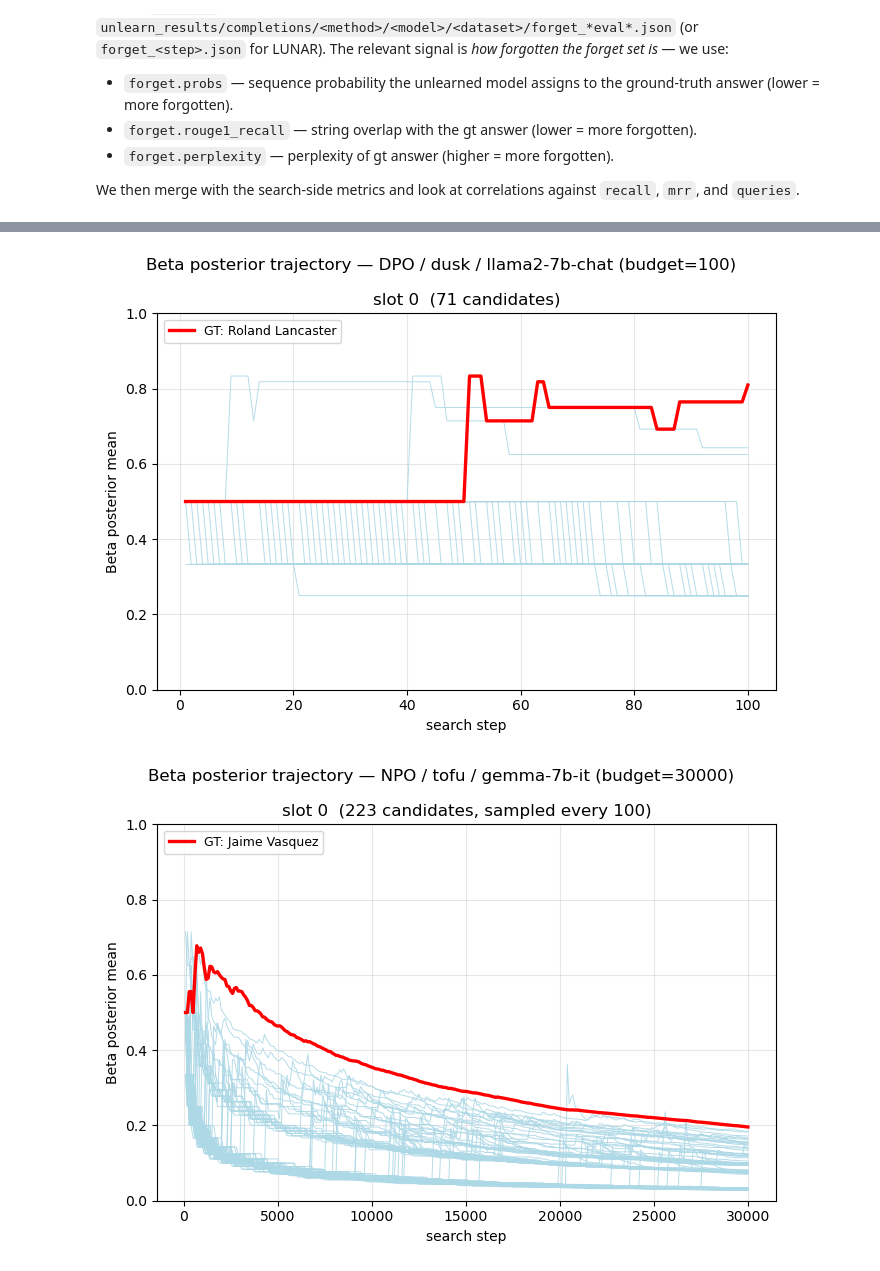
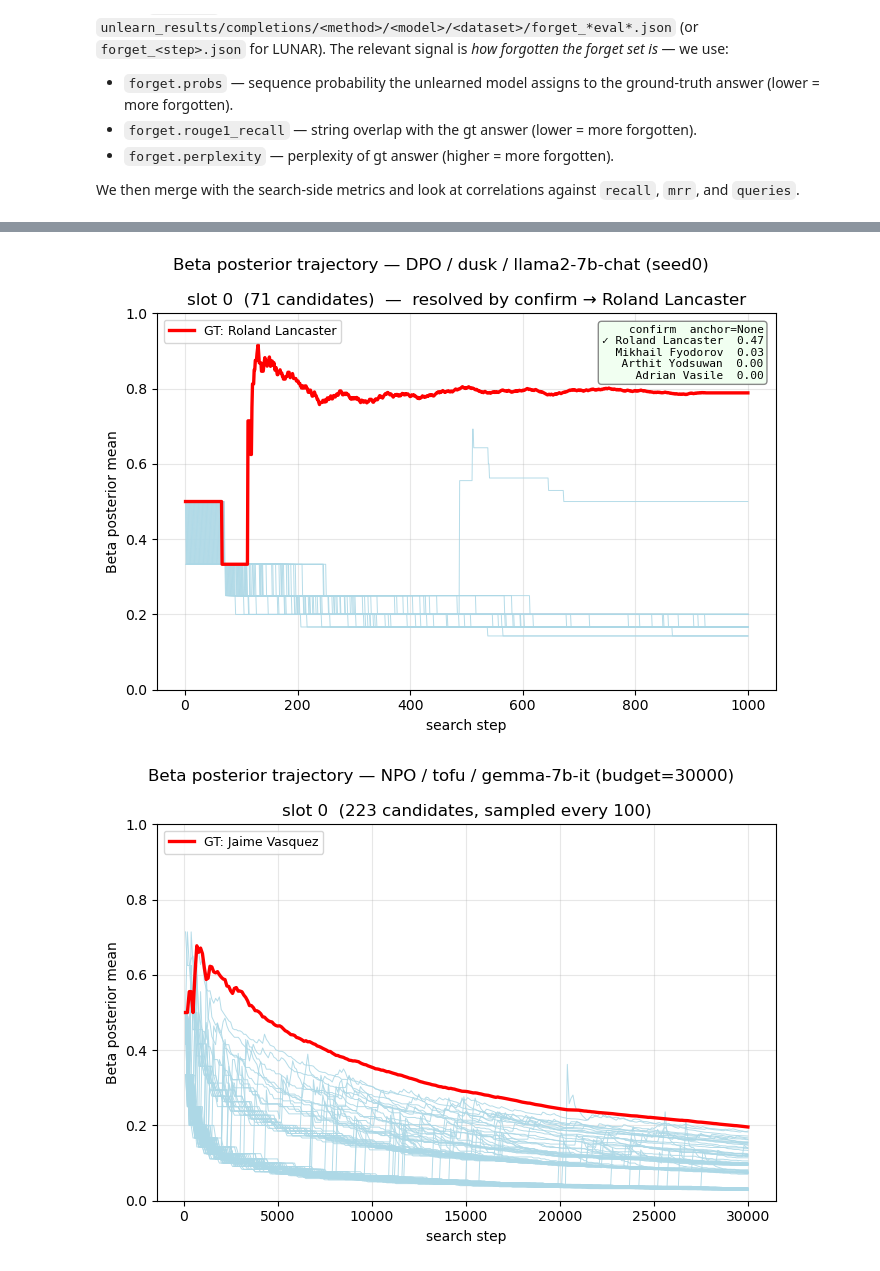
Before and after one commit to Ashley0909/TAS, a Jupyter notebook: eval_pipeline.ipynb, the cells around one changed output, grey strips where cells are left out. Saved outputs shown, nothing was run; the diff lists cells and outputs as text; code cells hidden in the pictures.

Commit message:
[Baselines] Run part of TOFU

```diff
--- a/eval_pipeline.ipynb
+++ b/eval_pipeline.ipynb
@@ -782,10 +401,10 @@ from matplotlib.lines import Line2D
 from matplotlib.patches import Patch
 
 if len(M) >= 3:
-    # Smart-search-only — M is already filtered to (search_mode='smart' & early_stop)
-    # by the merged cell above. Single-panel: forget rouge1 vs prompt recall.
-    # Three encodings (no text labels): colour = method, marker shape = model type,
-    # fill pattern = dataset (solid / striped / dotted).
+    # Smart-search only (M is filtered to search_mode='smart', seed-averaged, by
+    # the merged cell above). Single-panel: forget rouge1 vs prompt recall.
+    # Three encodings (no text labels): colour = method, marker shape = model,
+    # fill pattern = dataset.
     METHOD_COLORS = {m: c for m, c in zip(sorted(M['method'].unique()),
                                           plt.cm.tab10.colors)}
     MODEL_MARKERS = {
@@ -807,7 +426,7 @@ if len(M) >= 3:
                    s=110, edgecolor='black', linewidth=0.8, zorder=3)
     ax.set_xlabel('forget rouge1 recall  ↓ (lower = more forgotten)')
     ax.set_ylabel('prompt recall')
-    ax.set_title('Unlearning quality vs prompt recall  (smart search, early-stop)')
+    ax.set_title('Unlearning quality vs prompt recall  (smart search, seed-averaged)')
     ax.set_ylim(0, 1.05); ax.grid(alpha=0.3)
 
     # Three legends: colour = method, marker shape = model, fill pattern = dataset.
@@ -826,4 +445,6 @@ if len(M) >= 3:
 
     fig.savefig(PLOT_DIR / 'unlearn_vs_recall.png', dpi=130, bbox_inches='tight')
     plt.show()
+else:
+    print('not enough merged rows for the scatter')
 # %% [output]
@@ -943,8 +546,7 @@ target's trajectory stands out.
 # %%
 def load_beta_trace(trace_path, every=1, chunk=500_000):
     """Stream-load a trace CSV, optionally keeping only rows whose step is a
-    multiple of `every`. The 30000-probe TOFU traces are ~6.7M rows; keeping
-    every 100th step shrinks them to a manageable size."""
+    multiple of `every` (the 30000-probe TOFU traces are ~6.7M rows)."""
     if every <= 1:
         return pd.read_csv(trace_path)
     keep = []
@@ -952,11 +554,33 @@ def load_beta_trace(trace_path, every=1, chunk=500_000):
         keep.append(c[c['step'] % every == 0])
     return pd.concat(keep, ignore_index=True) if keep else pd.DataFrame()
 
+def load_confirm(trace_path):
+    """Return {slot_idx: confirm_dict} for the run owning this trace, or {}.
+
+    The pair-attack runs a post-search *confirm* phase: once one slot is locked,
+    the finalists for the other slot are re-probed against that anchor and the
+    winner is written into `ranked_slots` — but NOT back into the Beta posteriors.
+    So the confirm decision is invisible in `beta_mean_trace.csv`; we surface it
+    here so a panel whose trajectory disagrees with the final answer is explained."""
+    rr = Path(trace_path).parent / 'raw_result.json'
+    if not rr.exists():
+        return {}
+    conf = json.load(open(rr)).get('confirm')
+    if not conf:
+        return {}
+    confs = conf if isinstance(conf, list) else [conf]
+    return {c['slot']: c for c in confs if isinstance(c, dict) and 'slot' in c}
+
 def plot_beta_trace(trace_path, true_target, title=None, savename=None, every=1):
     """Side-by-side line plot of every entity's Beta posterior mean over search steps,
-    one panel per slot. Ground-truth entity per slot is drawn thick red.
-    `every`: keep only every Nth step from the trace (for very long runs)."""
+    one panel per slot. Ground-truth entity per slot is drawn thick red. Where a
+    *confirm* step resolved a slot, its ranking is overlaid (the trajectory alone
+    can be misleading — see load_confirm). `every`: keep only every Nth step."""
+    trace_path = Path(trace_path)
+    if not trace_path.exists():
+        print(f'[skip] {trace_path} not found'); return None
     trace = load_beta_trace(trace_path, every=every)
+    confirms = load_confirm(trace_path)
     n_slots = trace['slot'].nunique()
     fig, axes = plt.subplots(1, n_slots, figsize=(7 * n_slots, 5), sharey=True)
     if n_slots == 1: axes = [axes]
@@ -971,31 +595,53 @@ def plot_beta_trace(trace_path, true_target, title=None, savename=None, every=1)
             ax.plot(gt['step'], gt['mean'], color='red', linewidth=2.4,
                     label=f'GT: {gt_entity}')
         ax.set_xlabel('search step'); ax.set_ylabel('Beta posterior mean')
-        ax.set_title(f'slot {slot_idx}  ({slot_df["entity"].nunique()} candidates'
-                     + (f', sampled every {every}' if every > 1 else '') + ')')
+        subtitle = f'slot {slot_idx}  ({slot_df["entity"].nunique()} candidates'
+        subtitle += f', sampled every {every}' if every > 1 else ''
+        subtitle += ')'
+
+        # ---- confirm-phase overlay (if this slot was resolved by confirm) ----
+        conf = confirms.get(slot_idx)
+        if conf and conf.get('scores'):
+            ranked = sorted(conf['scores'].items(), key=lambda kv: -kv[1])
+            winner = ranked[0][0]
+            lines = [f"confirm  anchor={conf.get('anchor', '?')}"]
+            for ent, sc in ranked[:4]:
+                mark = '✓' if ent == gt_entity else ('▶' if ent == winner else ' ')
+                lines.append(f"{mark} {ent}  {sc:.2f}")
+            ok = (winner == gt_entity)
+            ax.text(0.98, 0.97, "\n".join(lines), transform=ax.transAxes,
+                    ha='right', va='top', fontsize=8, family='monospace',
+                    bbox=dict(boxstyle='round', alpha=0.92,
+                              facecolor='honeydew' if ok else 'mistyrose',
+                              edgecolor='gray'))
+            subtitle += f'  —  resolved by confirm → {winner}'
+        ax.set_title(subtitle)
         ax.set_ylim(0, 1.0); ax.grid(alpha=0.3); ax.legend(loc='upper left', fontsize=9)
     if title: fig.suptitle(title)
     fig.tight_layout()
     if savename: fig.savefig(PLOT_DIR / savename, dpi=130)
     return fig
 
-# (a) PISTOL trajectory at budget=900 (2 slots) — bare 1000_iteration dir was removed
+SMART = ROOT / 'debug_search/smart_search'
+ARCHIVE = SMART / 'archive'
+
+# (a) PISTOL trajectory (2 slots) — seed0
 plot_beta_trace(
-    ROOT / 'debug_search/smart_search/DPO/pistol/llama2-7b-chat/900_iteration/beta_mean_trace.csv',
+    SMART / 'seed0/DPO/pistol/llama2-7b-chat/beta_mean_trace.csv',
     TRUE_TARGET['pistol'],
-    title='Beta posterior trajectory — DPO / pistol / llama2-7b-chat (budget=900)',
+    title='Beta posterior trajectory — DPO / pistol / llama2-7b-chat (seed0)',
     savename='beta_trace_dpo_pistol_llama2.png')
 plt.show()
 
-# (b) DUSK trajectory at budget=100 (1 slot)
+# (b) DUSK trajectory (1 slot) — seed0
 plot_beta_trace(
-    ROOT / 'debug_search/smart_search/DPO/dusk/llama2-7b-chat/100_iteration/beta_mean_trace.csv',
+    SMART / 'seed0/DPO/dusk/llama2-7b-chat/beta_mean_trace.csv',
     TRUE_TARGET['dusk'],
-    title='Beta posterior trajectory — DPO / dusk / llama2-7b-chat (budget=100)',
+    title='Beta posterior trajectory — DPO / dusk / llama2-7b-chat (seed0)',
     savename='beta_trace_dpo_dusk_llama2.png')
 plt.show()
 
-# (c) TOFU trajectories — three models, budget=30000, sampled every 100 steps
+# (c) TOFU trajectories — three models, budget=30000 (archive), sampled every 100 steps
 TOFU_RUNS = [
     ('gemma-7b-it',        'beta_trace_npo_tofu_gemma.png'),
     ('llama2-7b-chat',     'beta_trace_npo_tofu_llama2.png'),
@@ -1003,7 +649,7 @@ TOFU_RUNS = [
 ]
 for model, savename in TOFU_RUNS:
     plot_beta_trace(
-        ROOT / f'debug_search/smart_search/NPO/tofu/{model}/30000_iteration/beta_mean_trace.csv',
+        ARCHIVE / f'NPO/tofu/{model}/30000_iteration/beta_mean_trace.csv',
         TRUE_TARGET['tofu'],
         title=f'Beta posterior trajectory — NPO / tofu / {model} (budget=30000)',
         savename=savename, every=100)
@@ -1013,4 +659,4 @@ for model, savename in TOFU_RUNS:
-[figure, old version]
+[figure, new version]
 [figure]
 [figure]
 [figure]
```
Also changed, not shown: parts of 29 cells of this notebook, 11 other files.
